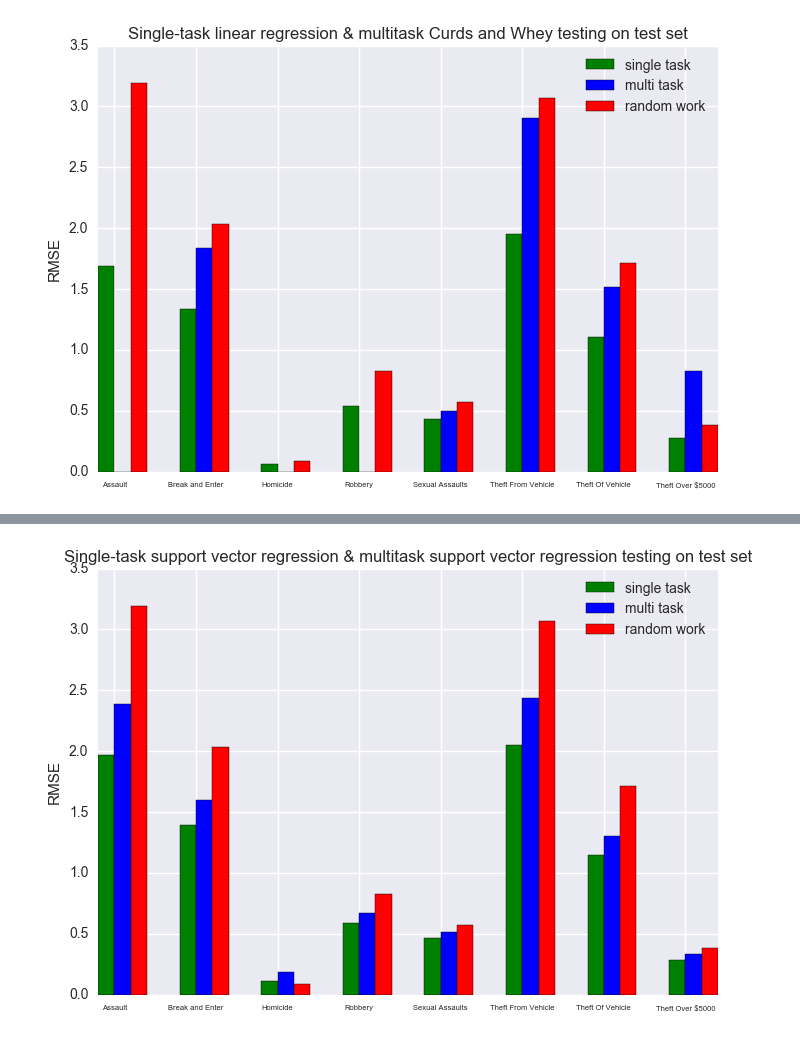
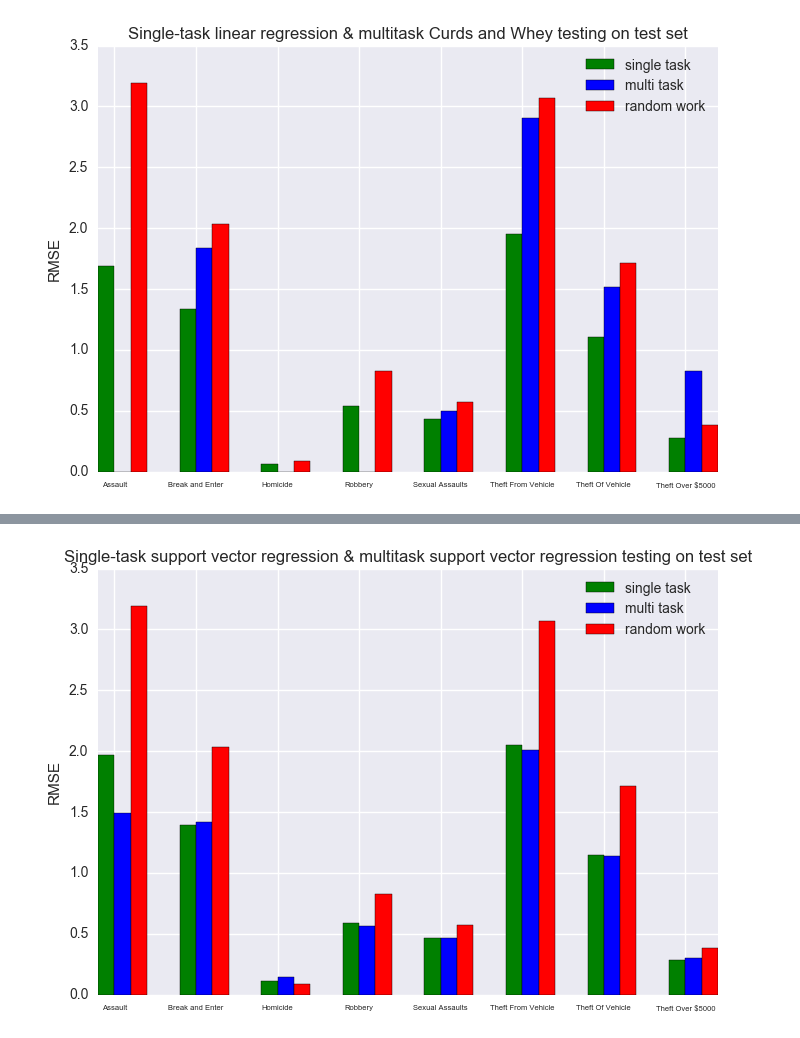
Before and after one commit to koosha/crime-analytics, a Jupyter notebook: final/bar.ipynb, the cells around one changed output, grey strips where cells are left out. Drawn from its saved outputs; the diff is of its cells as text; code cells hidden in the pictures.

```diff
--- a/final/bar.ipynb
+++ b/final/bar.ipynb
@@ -170,30 +163,23 @@ display(p1, p2, title)
 # %%
 # Single-task support vector regression & multitask support vector regression testing on test set
 p11 = [1.9704518353266569,
  1.3963277373499654,
  0.11609591237233299,
  0.58602606365746224,
  0.4624112189746426,
  2.05279819912238,
  1.1462901944315536,
  0.28181605677304766]
-p21 = [2.38481422289,
-1.60281713372,
-0.185986396872,
-0.668889837264,
-0.513238363042,
-2.43588826445,
-1.30518822981,
-0.335605929443]
+p21 = [1.4946,1.4183,0.1432,0.5641,0.4657,2.0129,1.1434,0.3060]
 p31 = [3.1882604085338002,
  2.0352609744311794,
  0.092373163951657067,
  0.82439801807050794,
  0.5708841282986088,
  3.070481890933928,
  1.7102890552424961,
  0.38115515911390851]
 title = 'Single-task support vector regression & multitask support vector regression testing on test set'
 display(p11, p21, title, p31)
 # %% [output]
-[figure, old version]
+[figure, new version]
```
Also changed, not shown: parts of 1 cell of this notebook, 2 other files.
